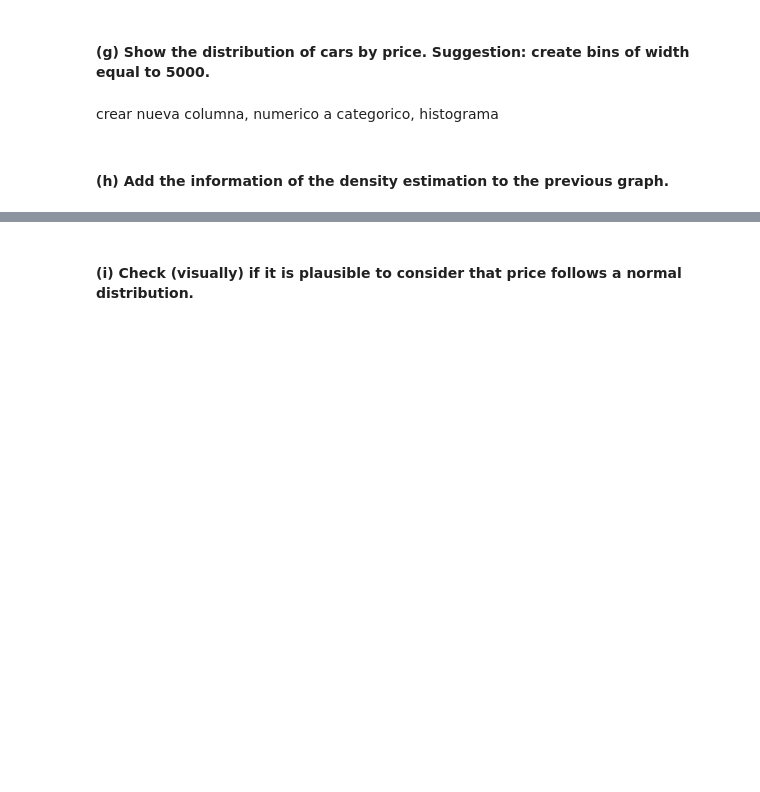
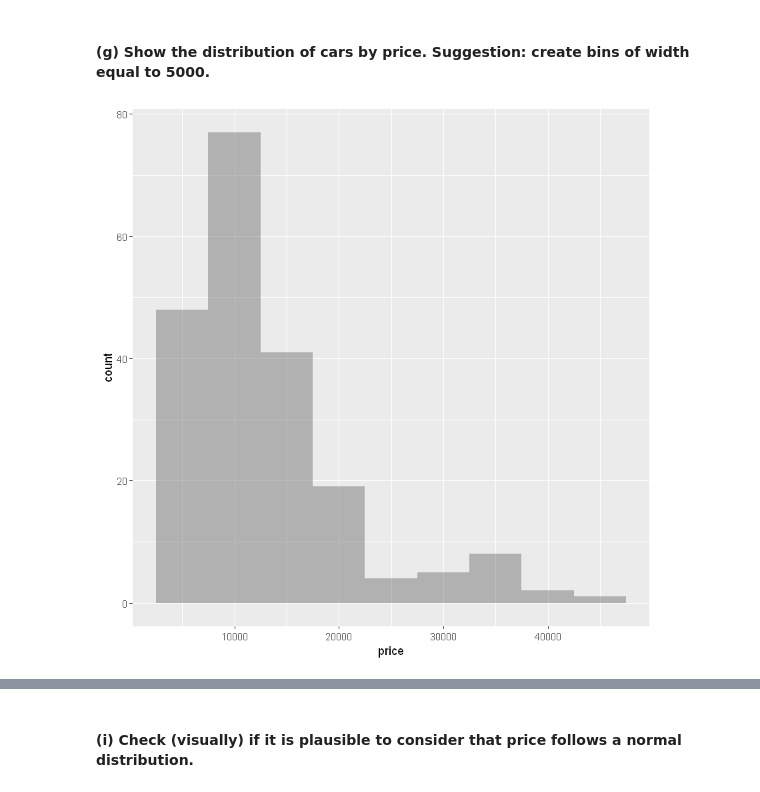
Before and after one commit to PaolaMaribel18/hands-on-2023A, a Jupyter notebook: notebooks/03-dataexploration.ipynb, the cells around one changed output, grey strips where cells are left out. Drawn from its saved outputs; the diff is of its cells as text; code cells hidden in the pictures; blank space fills up the shorter version.

```diff
--- a/notebooks/03-dataexploration.ipynb
+++ b/notebooks/03-dataexploration.ipynb
@@ -129,6 +143,7 @@ ggplot(carIns_final, aes(x=bodyStyle))+geom_bar()
 # %% [markdown]
 #### (g) Show the distribution of cars by price. Suggestion: create bins of width equal to 5000.
-# %% [markdown]
-crear nueva columna, numerico a categorico, histograma
-# %% [markdown]
-#### (h) Add the information of the density estimation to the previous graph.
+# %%
+#geom_histogram function is used to create a histogram
+ggplot(carIns_final, aes(x=price))+ geom_histogram(binwidth = 5000, position = "identity", alpha = 0.4)
+# %% [output]
+[figure, added]
```
Also changed, not shown: parts of 14 cells of this notebook.
